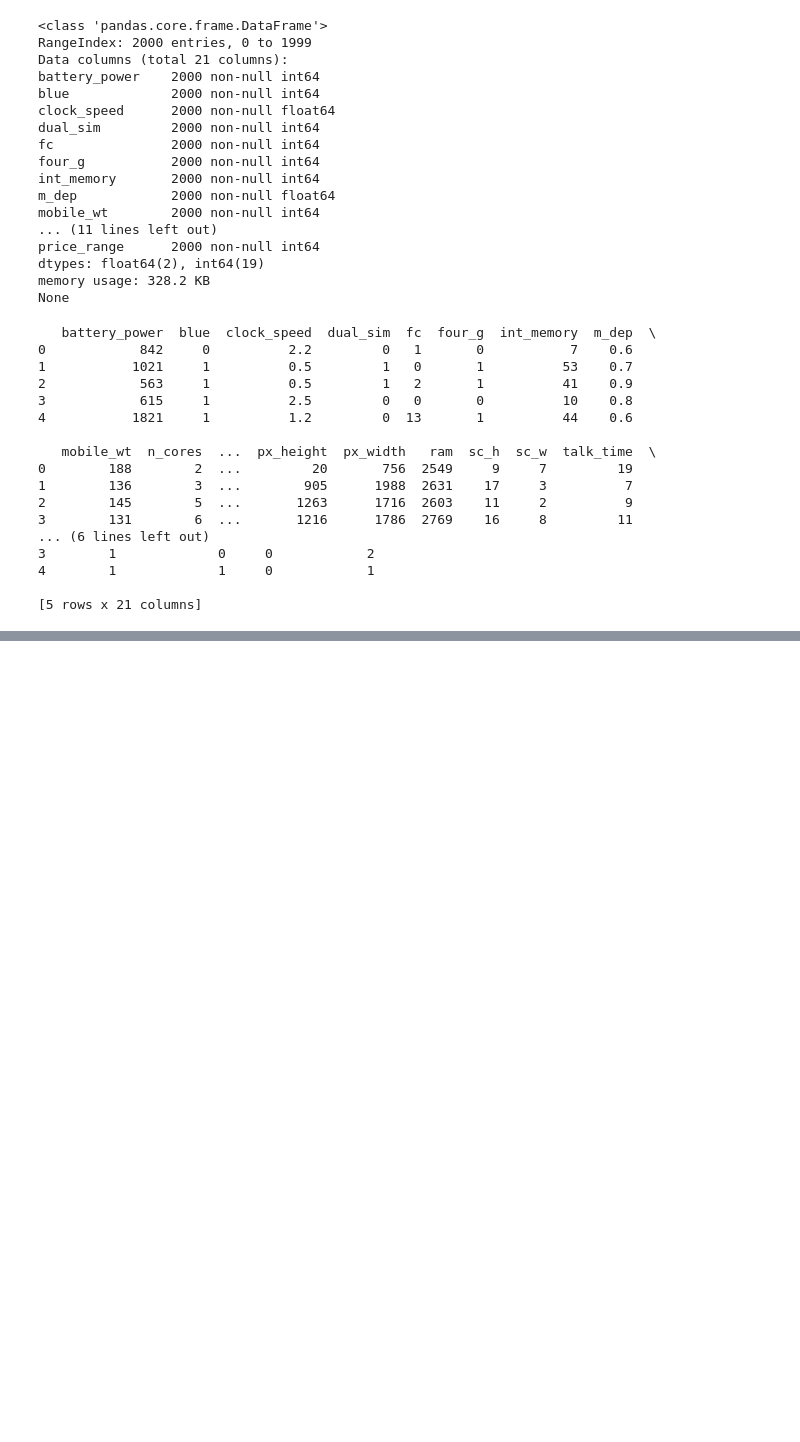
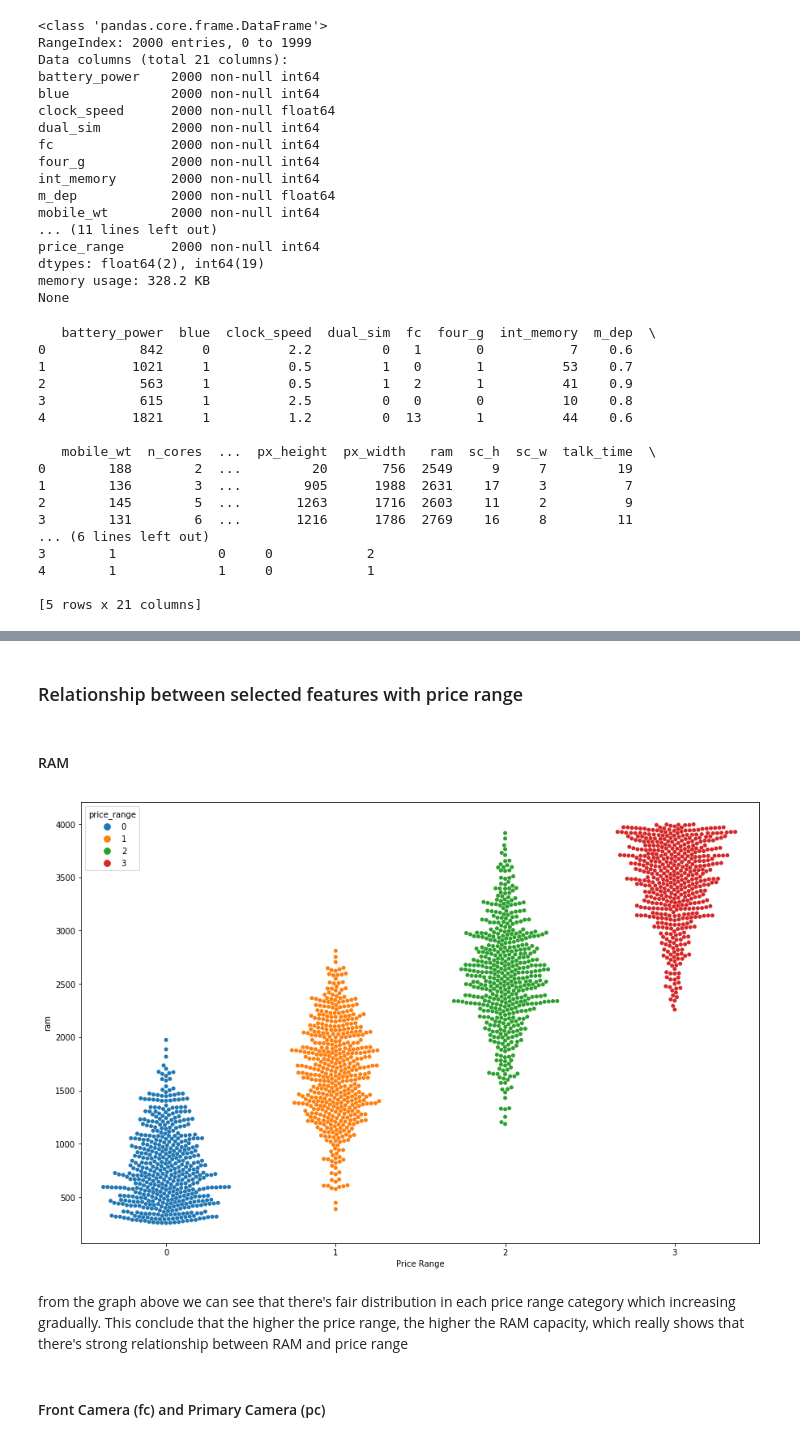
Before and after one commit to Yuhana29/Final_Project_JCDS05, a Jupyter notebook: Visualization.ipynb, the cells around one changed output, grey strips where cells are left out. Cells and saved outputs as stored; diff of their text form; code cells hidden in the pictures; blank space fills up the shorter version.

```diff
--- a/Visualization.ipynb
+++ b/Visualization.ipynb
@@ -280,0 +226,16 @@ plt.show()
+# %% [markdown]
+### Relationship between selected features with price range
+# %% [markdown]
+#### RAM
+# %%
+plt.figure(figsize=(15,10))
+sb.swarmplot(x='price_range',y='ram',data=df,hue='price_range')
+plt.xlabel('Price Range')
+
+plt.show()
+# %% [output]
+[figure, added]
+# %% [markdown]
+from the graph above we can see that there's fair distribution in each price range category which increasing gradually. This conclude that the higher the price range, the higher the RAM capacity, which really shows that there's strong relationship between RAM and price range
+# %% [markdown]
+#### Front Camera (fc) and Primary Camera (pc)
```
Also changed, not shown: parts of 43 cells of this notebook, 2 other files.
